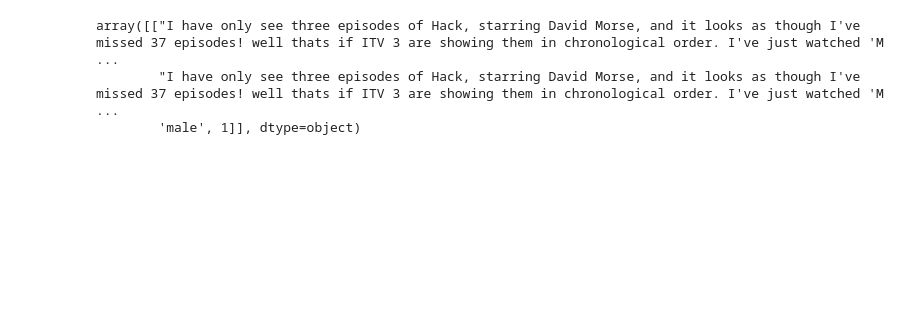
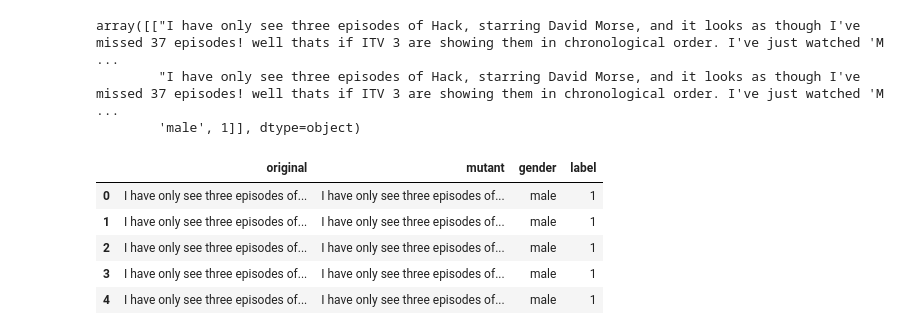
Before and after one commit to soarsmu/BiasFinder, a Jupyter notebook: data/mutant-generation.ipynb, the cells around one changed output. Cells and saved outputs as stored; diff of their text form; code cells hidden in the pictures; blank space fills up the shorter version.

```diff
--- a/data/mutant-generation.ipynb
+++ b/data/mutant-generation.ipynb
@@ -645,3 +645,15 @@ array([["I have only see three episodes of Hack, starring David Morse, and it lo
         'male', 1]], dtype=object)
 # %%
 df_mutant.to_csv("imdb_mutant/test.csv", index=False)
+# %%
+dfm = df_mutant[df_mutant["gender"] == "male"]
+dff = df_mutant[df_mutant["gender"] == "male"]
+# %%
+dfm.head()
+# %% [output]
+|  | original | mutant | gender | label |
+| 0 | I have only see three episodes of... | I have only see three episodes of... | male | 1 |
+| 1 | I have only see three episodes of... | I have only see three episodes of... | male | 1 |
+| 2 | I have only see three episodes of... | I have only see three episodes of... | male | 1 |
+| 3 | I have only see three episodes of... | I have only see three episodes of... | male | 1 |
+| 4 | I have only see three episodes of... | I have only see three episodes of... | male | 1 |
```
Also changed, not shown: parts of 5 cells of this notebook.
